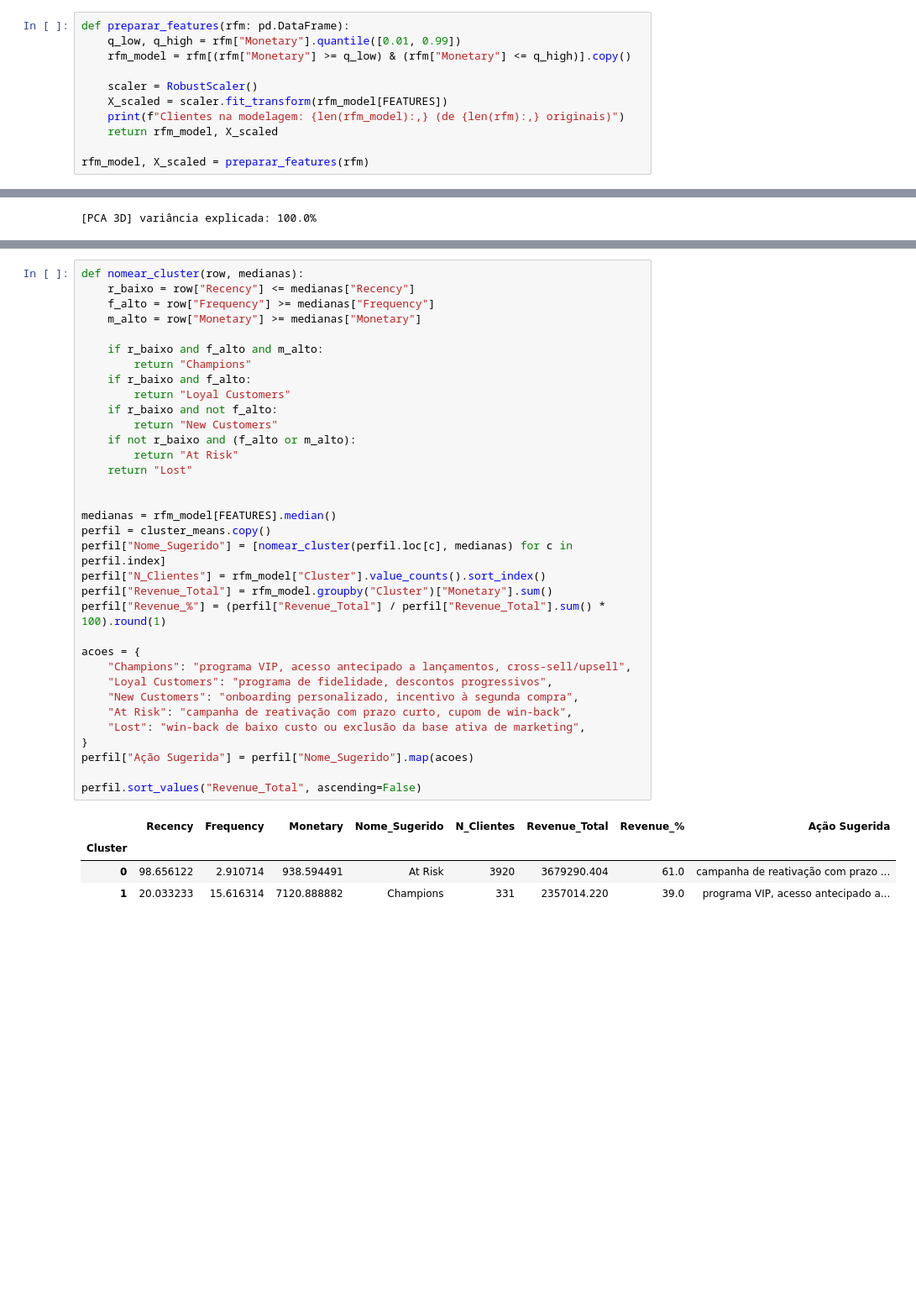
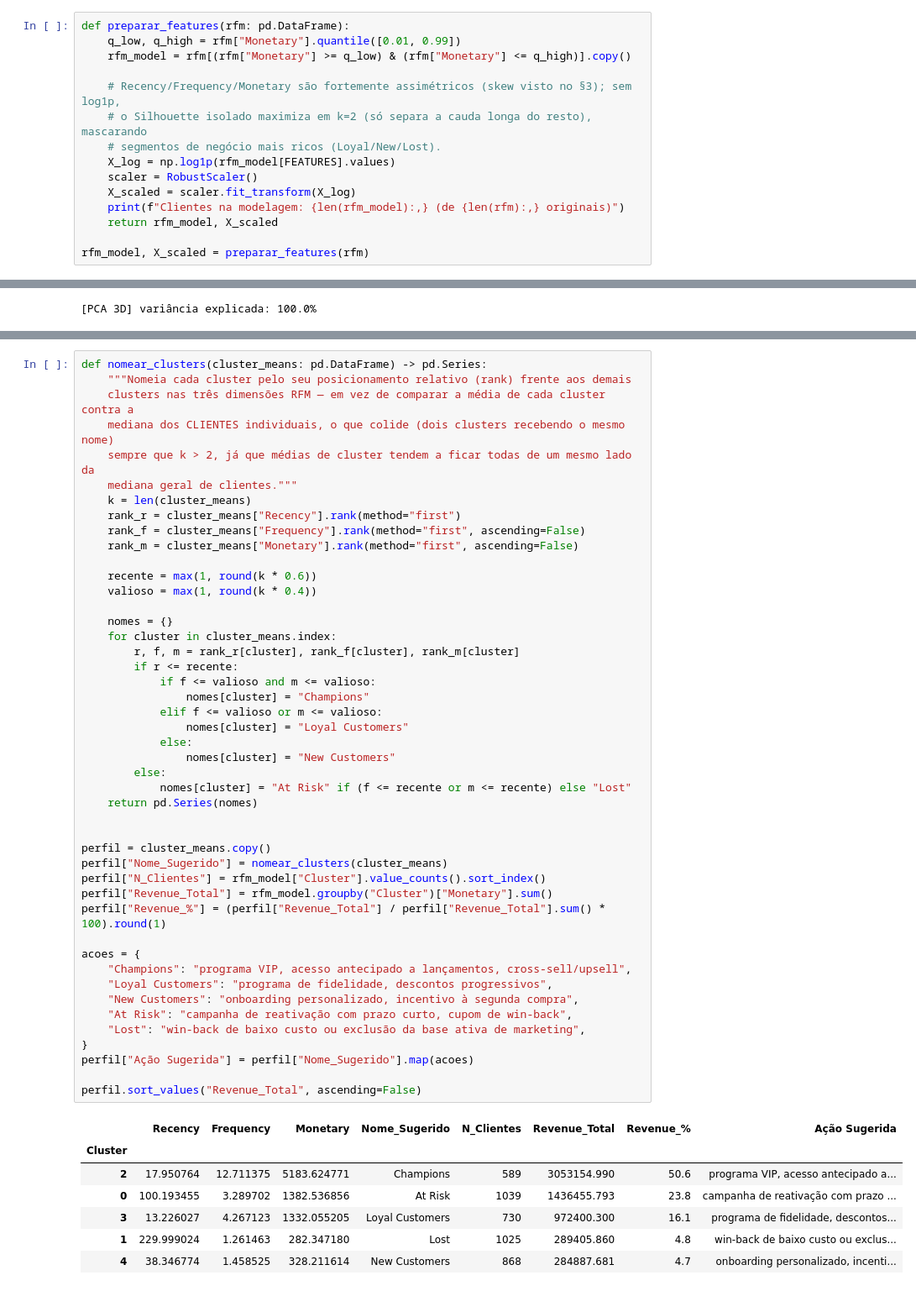
Before and after one commit to guustavomc/Customer-Segmentation-RFM, a Jupyter notebook: segmentacao_clientes_rfm.ipynb, the cells around one changed output, grey strips where cells are left out. Shown at 84% size. Drawn from its saved outputs; the diff is of its cells as text; blank space fills up the shorter version.

```diff
--- a/segmentacao_clientes_rfm.ipynb
+++ b/segmentacao_clientes_rfm.ipynb
@@ -171,8 +173,12 @@ def preparar_features(rfm: pd.DataFrame):
     q_low, q_high = rfm["Monetary"].quantile([0.01, 0.99])
     rfm_model = rfm[(rfm["Monetary"] >= q_low) & (rfm["Monetary"] <= q_high)].copy()
 
+    # Recency/Frequency/Monetary são fortemente assimétricos (skew visto no §3); sem log1p,
+    # o Silhouette isolado maximiza em k=2 (só separa a cauda longa do resto), mascarando
+    # segmentos de negócio mais ricos (Loyal/New/Lost).
+    X_log = np.log1p(rfm_model[FEATURES].values)
     scaler = RobustScaler()
-    X_scaled = scaler.fit_transform(rfm_model[FEATURES])
+    X_scaled = scaler.fit_transform(X_log)
     print(f"Clientes na modelagem: {len(rfm_model):,} (de {len(rfm):,} originais)")
     return rfm_model, X_scaled
 
@@ -465,42 +481,57 @@ desses nomes aparecem na prática — o que reforça a limitação de granularid
 # %%
-def nomear_cluster(row, medianas):
-    r_baixo = row["Recency"] <= medianas["Recency"]
-    f_alto = row["Frequency"] >= medianas["Frequency"]
-    m_alto = row["Monetary"] >= medianas["Monetary"]
+def nomear_clusters(cluster_means: pd.DataFrame) -> pd.Series:
+    """Nomeia cada cluster pelo seu posicionamento relativo (rank) frente aos demais
+    clusters nas três dimensões RFM — em vez de comparar a média de cada cluster contra a
+    mediana dos CLIENTES individuais, o que colide (dois clusters recebendo o mesmo nome)
+    sempre que k > 2, já que médias de cluster tendem a ficar todas de um mesmo lado da
+    mediana geral de clientes."""
+    k = len(cluster_means)
+    rank_r = cluster_means["Recency"].rank(method="first")
+    rank_f = cluster_means["Frequency"].rank(method="first", ascending=False)
+    rank_m = cluster_means["Monetary"].rank(method="first", ascending=False)
 
-    if r_baixo and f_alto and m_alto:
-        return "Champions"
-    if r_baixo and f_alto:
-        return "Loyal Customers"
-    if r_baixo and not f_alto:
-        return "New Customers"
-    if not r_baixo and (f_alto or m_alto):
-        return "At Risk"
-    return "Lost"
+    recente = max(1, round(k * 0.6))
+    valioso = max(1, round(k * 0.4))
+
+    nomes = {}
+    for cluster in cluster_means.index:
+        r, f, m = rank_r[cluster], rank_f[cluster], rank_m[cluster]
+        if r <= recente:
+            if f <= valioso and m <= valioso:
+                nomes[cluster] = "Champions"
+            elif f <= valioso or m <= valioso:
+                nomes[cluster] = "Loyal Customers"
+            else:
+                nomes[cluster] = "New Customers"
+        else:
+            nomes[cluster] = "At Risk" if (f <= recente or m <= recente) else "Lost"
+    return pd.Series(nomes)
 
 
-medianas = rfm_model[FEATURES].median()
 perfil = cluster_means.copy()
-perfil["Nome_Sugerido"] = [nomear_cluster(perfil.loc[c], medianas) for c in perfil.index]
+perfil["Nome_Sugerido"] = nomear_clusters(cluster_means)
 perfil["N_Clientes"] = rfm_model["Cluster"].value_counts().sort_index()
 perfil["Revenue_Total"] = rfm_model.groupby("Cluster")["Monetary"].sum()
 perfil["Revenue_%"] = (perfil["Revenue_Total"] / perfil["Revenue_Total"].sum() * 100).round(1)
 
 acoes = {
     "Champions": "programa VIP, acesso antecipado a lançamentos, cross-sell/upsell",
     "Loyal Customers": "programa de fidelidade, descontos progressivos",
     "New Customers": "onboarding personalizado, incentivo à segunda compra",
     "At Risk": "campanha de reativação com prazo curto, cupom de win-back",
     "Lost": "win-back de baixo custo ou exclusão da base ativa de marketing",
 }
 perfil["Ação Sugerida"] = perfil["Nome_Sugerido"].map(acoes)
 
 perfil.sort_values("Revenue_Total", ascending=False)
 # %% [output]
 |  | Recency | Frequency | Monetary | Nome_Sugerido | N_Clientes | Revenue_Total | Revenue_% | Ação Sugerida |
 | Cluster |  |  |  |  |  |  |  |  |
-| 0 | 98.656122 | 2.910714 | 938.594491 | At Risk | 3920 | 3679290.404 | 61.0 | campanha de reativação com prazo ... |
-| 1 | 20.033233 | 15.616314 | 7120.888882 | Champions | 331 | 2357014.220 | 39.0 | programa VIP, acesso antecipado a... |
+| 2 | 17.950764 | 12.711375 | 5183.624771 | Champions | 589 | 3053154.990 | 50.6 | programa VIP, acesso antecipado a... |
+| 0 | 100.193455 | 3.289702 | 1382.536856 | At Risk | 1039 | 1436455.793 | 23.8 | campanha de reativação com prazo ... |
+| 3 | 13.226027 | 4.267123 | 1332.055205 | Loyal Customers | 730 | 972400.300 | 16.1 | programa de fidelidade, descontos... |
+| 1 | 229.999024 | 1.261463 | 282.347180 | Lost | 1025 | 289405.860 | 4.8 | win-back de baixo custo ou exclus... |
+| 4 | 38.346774 | 1.458525 | 328.211614 | New Customers | 868 | 284887.681 | 4.7 | onboarding personalizado, incenti... |
 # %% [markdown]
 ## Conclusões
 
```
Also changed, not shown: parts of 15 cells of this notebook, 15 other files.
